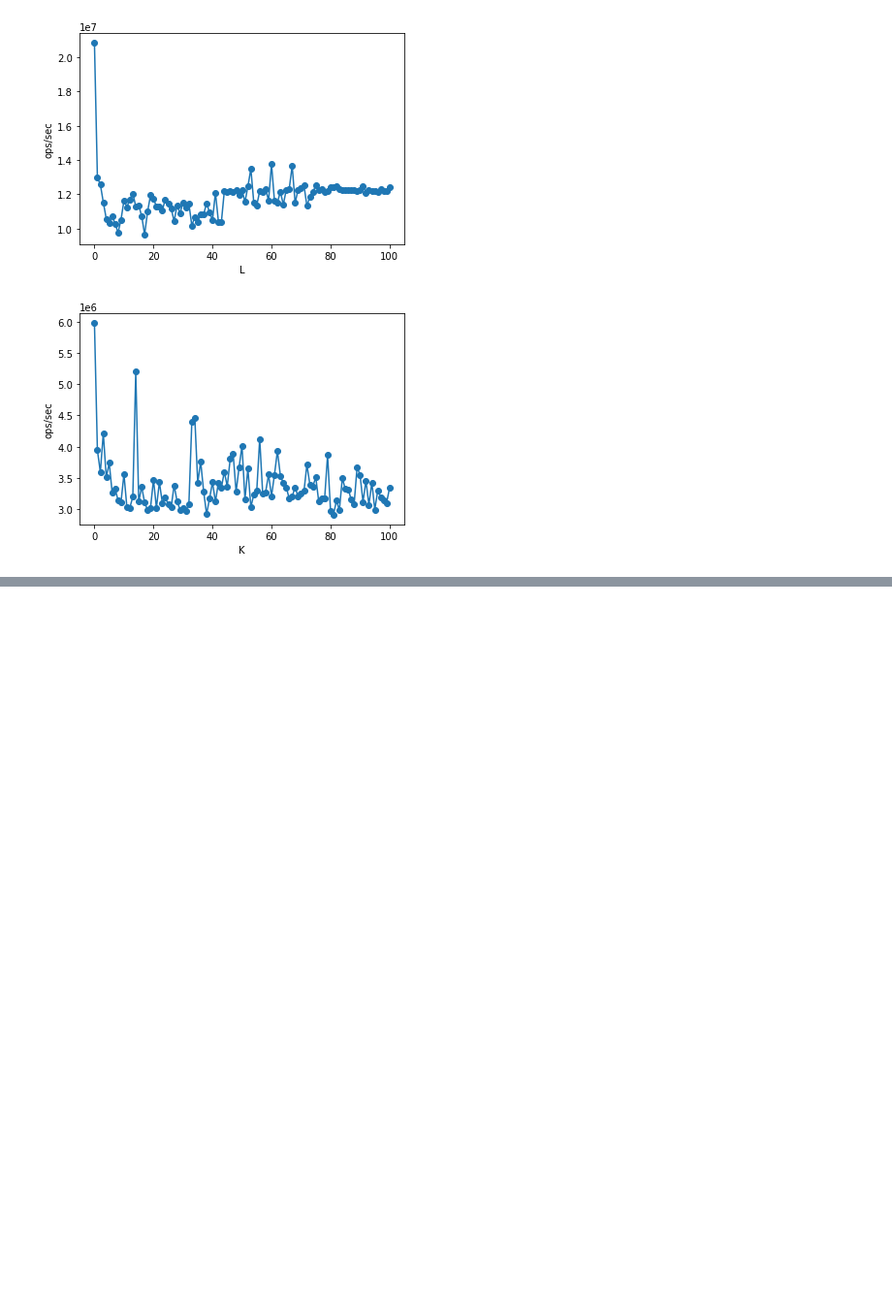
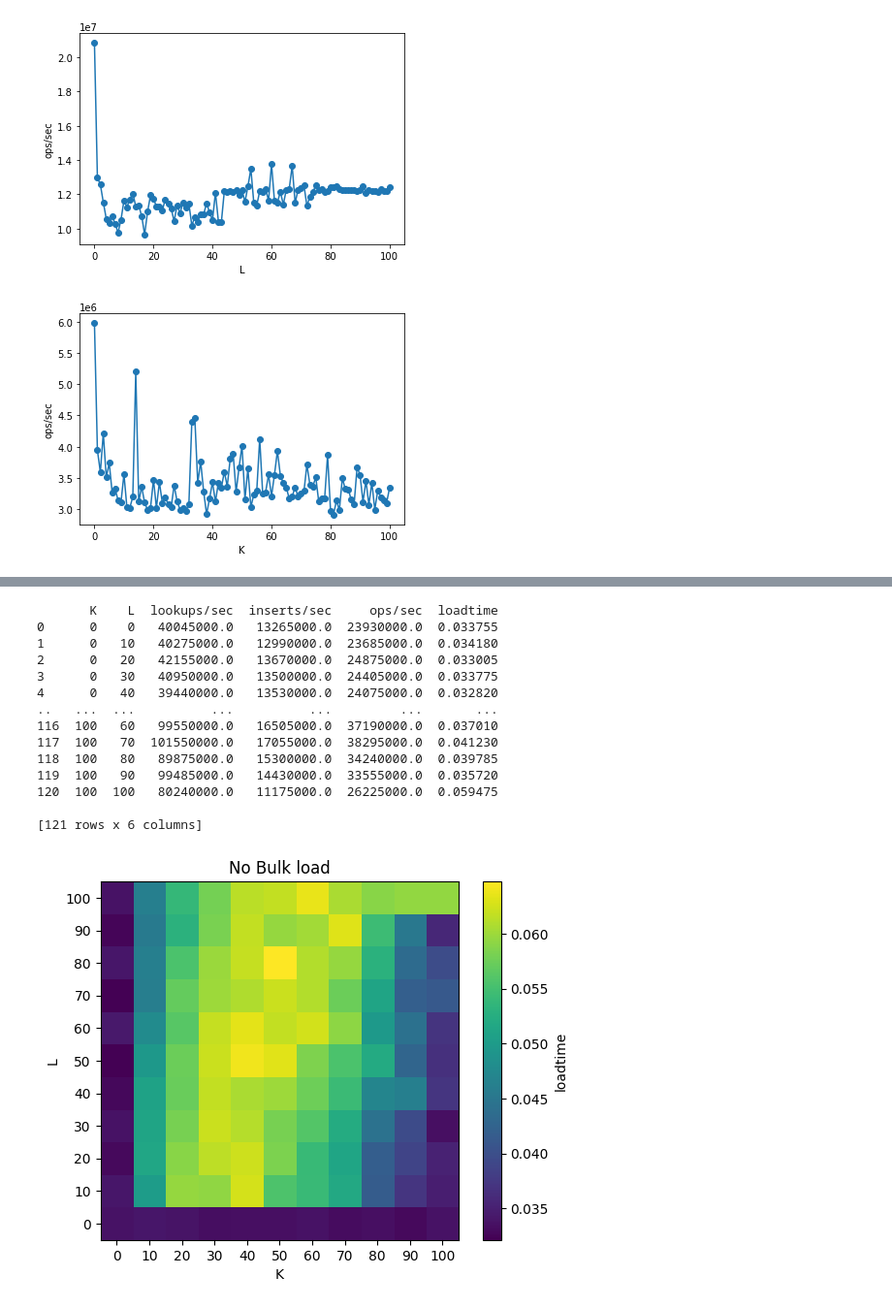
Before and after one commit to BU-DiSC/BenchLex, a Jupyter notebook: benchlex/plotting.ipynb, the cells around one changed output, grey strips where cells are left out. Shown: that part at 97% size. Cells and saved outputs as stored; diff of their text form; code cells hidden in the pictures; blank space fills up the shorter version.

```diff
--- a/benchlex/plotting.ipynb
+++ b/benchlex/plotting.ipynb
@@ -32,0 +71,38 @@ plt.show()
+# %%
+import pandas as pd
+df = pd.read_csv("data1millwithoutbulk.csv")
+print(df)
+import matplotlib.pyplot as plt
+import numpy as np
+plot_str = 'loadtime'
+k = df['K'].to_numpy()
+l = df['L'].to_numpy()
+c = df[plot_str].to_numpy()
+#x = [np.sqrt(k[i]*k[i] + l[i]*l[i]) for i in range(len(df['K']))]
+#y = df['ops/sec'].to_numpy()
+# plt.scatter(k, l, c=c, cmap='viridis')
+c = c.reshape(11, -1).transpose()
+plt.imshow(c, origin='lower', cmap='viridis')
+plt.colorbar(label=plot_str)
+plt.xlabel("K")
+plt.ylabel("L")
+plt.xticks(range(11), labels=list(range(0, 101, 10)))
+plt.yticks(range(11), labels=list(range(0, 101, 10)))
+plt.title("No Bulk load")
+plt.show()
+# %% [output]
+       K    L  lookups/sec  inserts/sec     ops/sec  loadtime
+0      0    0   40045000.0   13265000.0  23930000.0  0.033755
+1      0   10   40275000.0   12990000.0  23685000.0  0.034180
+2      0   20   42155000.0   13670000.0  24875000.0  0.033005
+3      0   30   40950000.0   13500000.0  24405000.0  0.033775
+4      0   40   39440000.0   13530000.0  24075000.0  0.032820
+..   ...  ...          ...          ...         ...       ...
+116  100   60   99550000.0   16505000.0  37190000.0  0.037010
+117  100   70  101550000.0   17055000.0  38295000.0  0.041230
+118  100   80   89875000.0   15300000.0  34240000.0  0.039785
+119  100   90   99485000.0   14430000.0  33555000.0  0.035720
+120  100  100   80240000.0   11175000.0  26225000.0  0.059475
+
+[121 rows x 6 columns]
+[figure, added]
```
Also changed, not shown: parts of 5 cells of this notebook.
